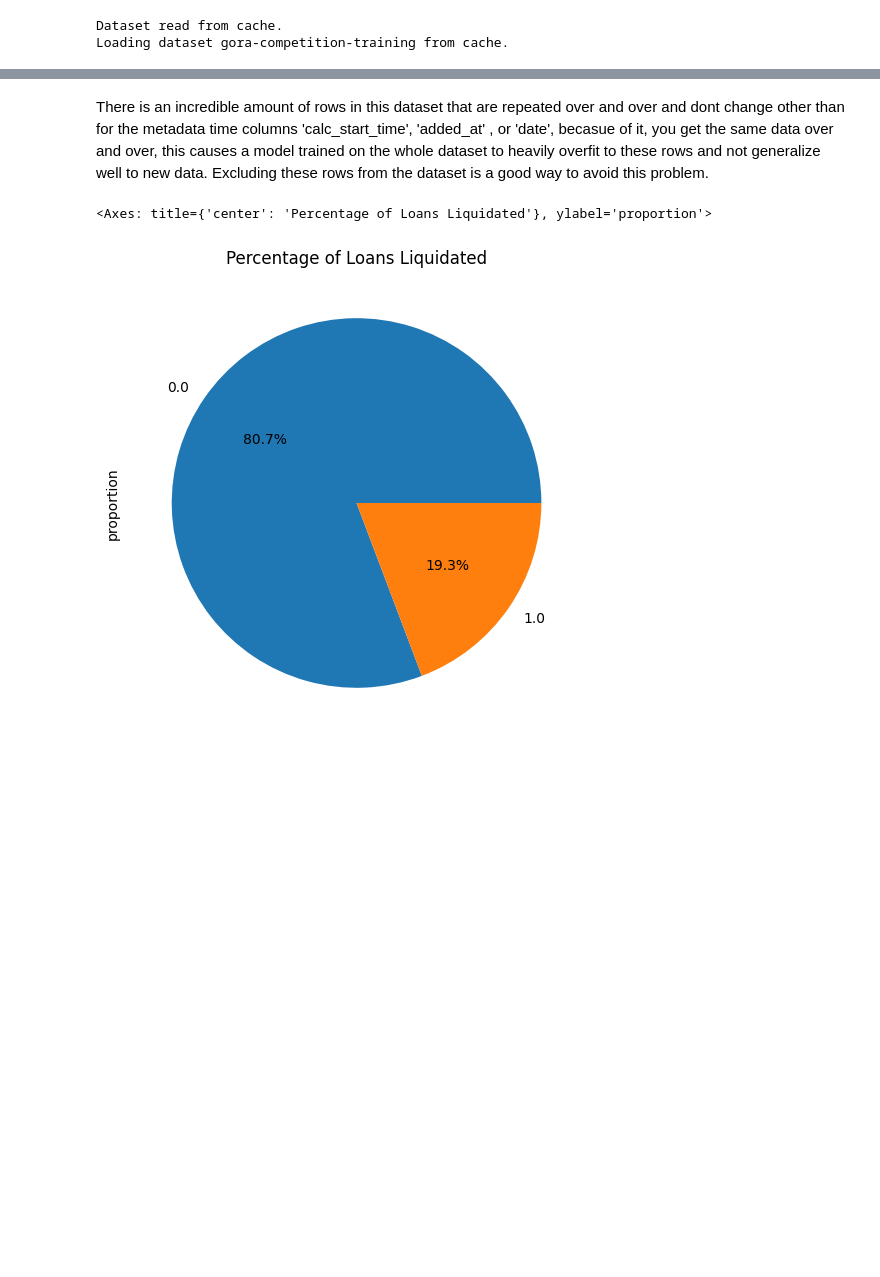
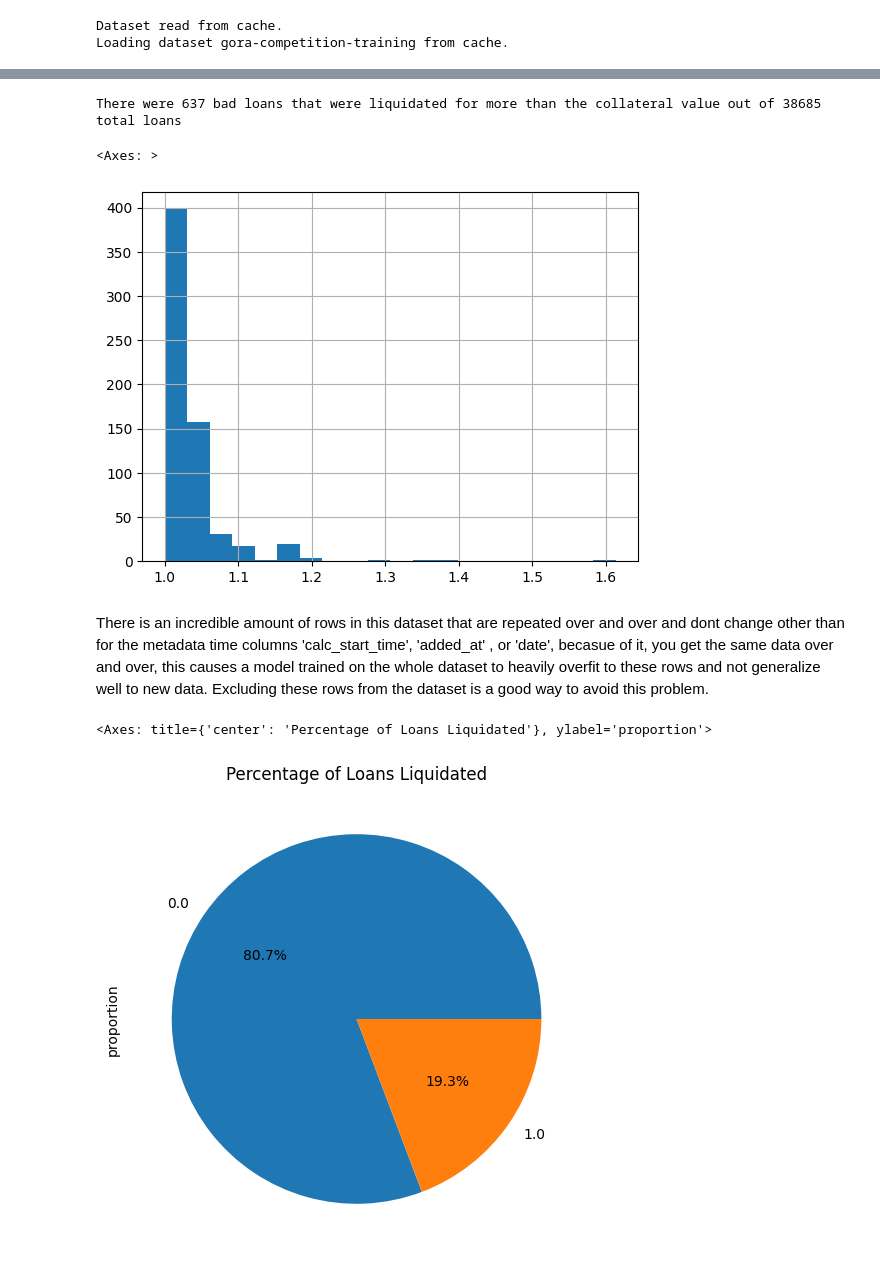
Before and after one commit to ennriqe/Giza-Gora-Competition, a Jupyter notebook: LightGBM Model.ipynb, the cells around one changed output, grey strips where cells are left out. Cells and saved outputs as stored; diff of their text form; code cells hidden in the pictures; blank space fills up the shorter version.

```diff
--- a/LightGBM Model.ipynb
+++ b/LightGBM Model.ipynb
@@ -13,0 +38,7 @@ Loading dataset gora-competition-training from cache.
+# %%
+print('There were', len(df[(df.total_liquidation_to_total_borrow >1)]), 'bad loans that were liquidated for more than the collateral value out of', len(df), 'total loans')
+df[(df.total_liquidation_to_total_borrow >1) &(df.total_liquidation_to_total_borrow <2)].total_liquidation_to_total_borrow.hist(bins=20)
+# %% [output]
+There were 637 bad loans that were liquidated for more than the collateral value out of 38685 total loans
+<Axes: >
+[figure, added]
```
Also changed, not shown: parts of 5 cells of this notebook.
